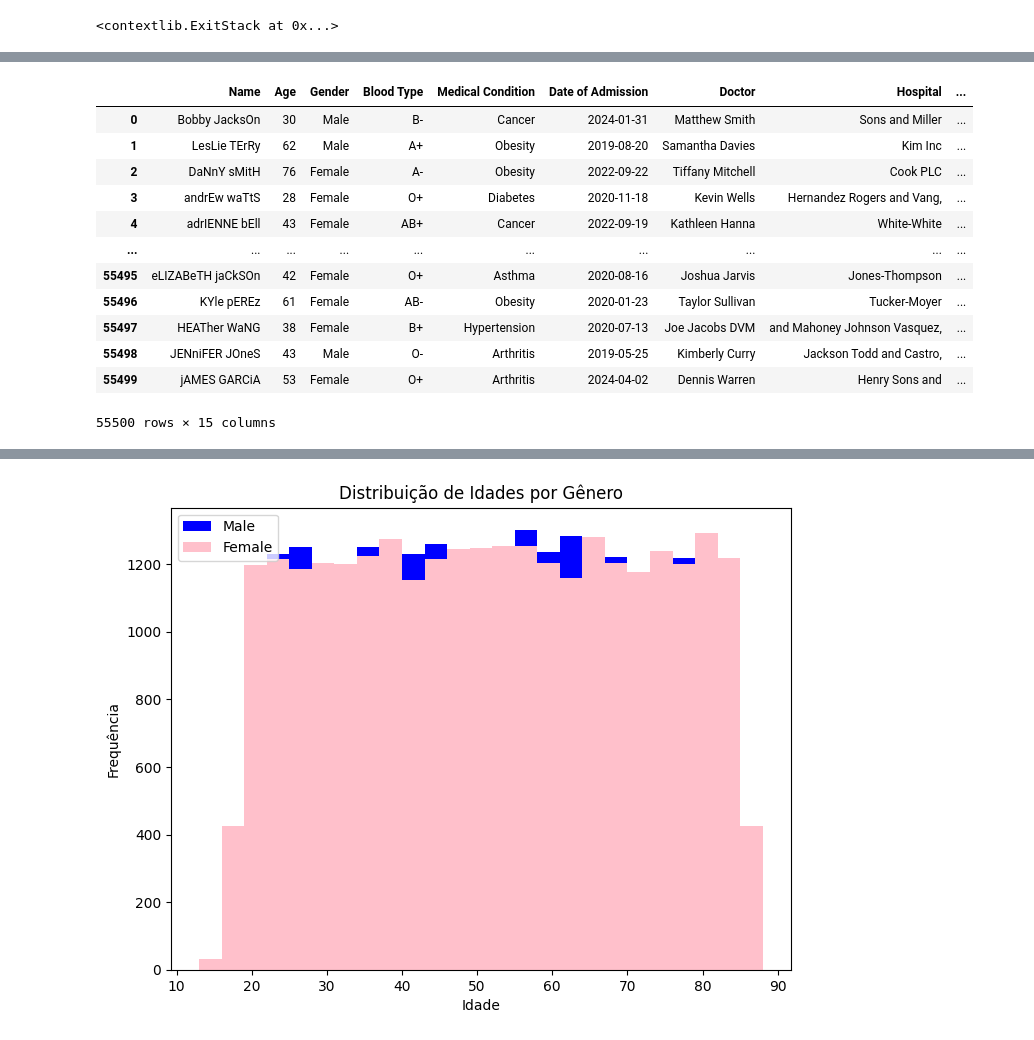
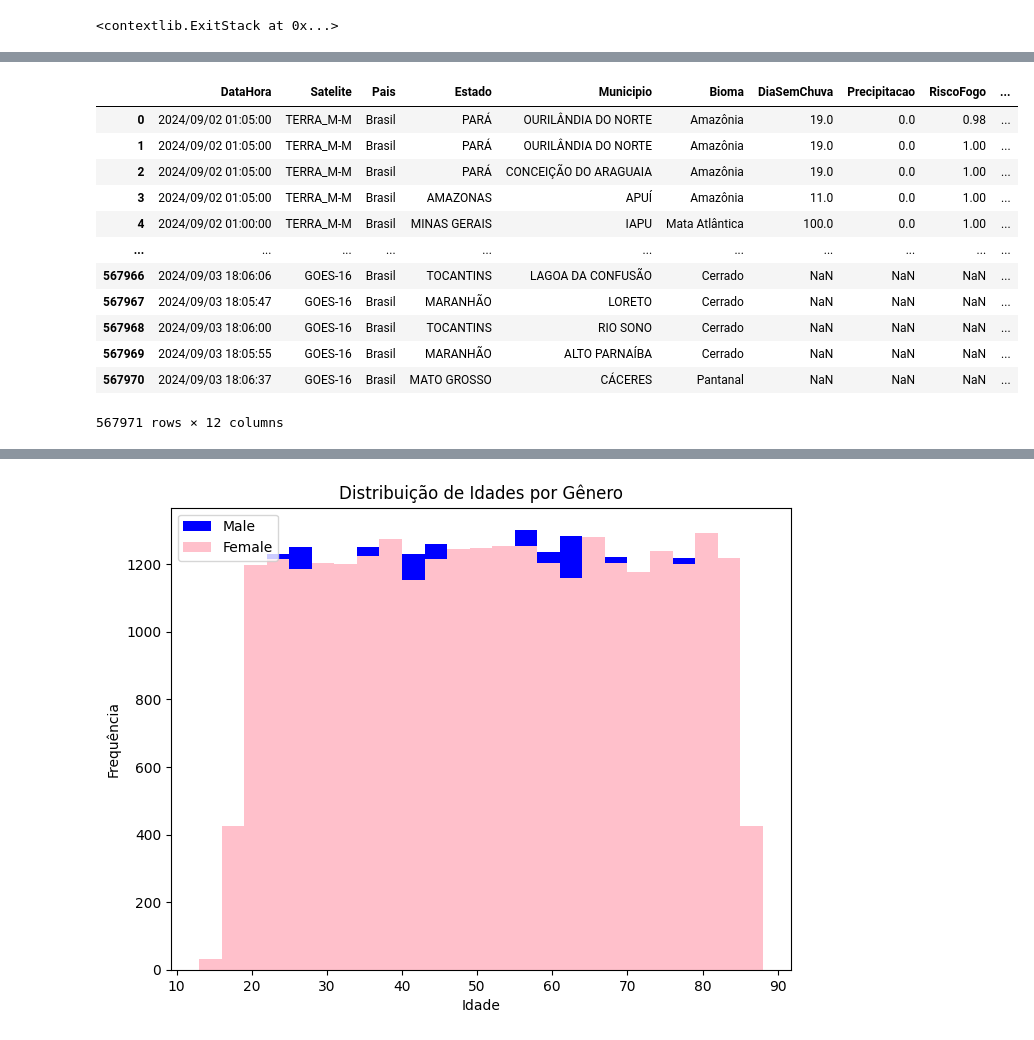
Before and after one commit to Myze16/analysis-of-fire-outbreaks, a Jupyter notebook: main.ipynb, the cells around one changed output, grey strips where cells are left out. Drawn from its saved outputs; the diff is of its cells as text; code cells hidden in the pictures.

```diff
--- a/main.ipynb
+++ b/main.ipynb
@@ -27,17 +47,17 @@ Os dados apresentados foram retirados do site https://www.kaggle.com/ e a base p
 # %%
-df = pd.read_csv('./healthcare_prediction_dataset.csv')
+df = pd.read_csv('./queimadas_dataset.csv')
 df
 # %% [output]
-|  | Name | Age | Gender | Blood Type | Medical Condition | Date of Admission | Doctor | Hospital | ... |
-| 0 | Bobby JacksOn | 30 | Male | B- | Cancer | 2024-01-31 | Matthew Smith | Sons and Miller | ... |
-| 1 | LesLie TErRy | 62 | Male | A+ | Obesity | 2019-08-20 | Samantha Davies | Kim Inc | ... |
-| 2 | DaNnY sMitH | 76 | Female | A- | Obesity | 2022-09-22 | Tiffany Mitchell | Cook PLC | ... |
-| 3 | andrEw waTtS | 28 | Female | O+ | Diabetes | 2020-11-18 | Kevin Wells | Hernandez Rogers and Vang, | ... |
-| 4 | adrIENNE bEll | 43 | Female | AB+ | Cancer | 2022-09-19 | Kathleen Hanna | White-White | ... |
-| ... | ... | ... | ... | ... | ... | ... | ... | ... | ... |
-| 55495 | eLIZABeTH jaCkSOn | 42 | Female | O+ | Asthma | 2020-08-16 | Joshua Jarvis | Jones-Thompson | ... |
-| 55496 | KYle pEREz | 61 | Female | AB- | Obesity | 2020-01-23 | Taylor Sullivan | Tucker-Moyer | ... |
-| 55497 | HEATher WaNG | 38 | Female | B+ | Hypertension | 2020-07-13 | Joe Jacobs DVM | and Mahoney Johnson Vasquez, | ... |
-| 55498 | JENniFER JOneS | 43 | Male | O- | Arthritis | 2019-05-25 | Kimberly Curry | Jackson Todd and Castro, | ... |
-| 55499 | jAMES GARCiA | 53 | Female | O+ | Arthritis | 2024-04-02 | Dennis Warren | Henry Sons and | ... |
+|  | DataHora | Satelite | Pais | Estado | Municipio | Bioma | DiaSemChuva | Precipitacao | RiscoFogo | ... |
+| 0 | 2024/09/02 01:05:00 | TERRA_M-M | Brasil | PARÁ | OURILÂNDIA DO NORTE | Amazônia | 19.0 | 0.0 | 0.98 | ... |
+| 1 | 2024/09/02 01:05:00 | TERRA_M-M | Brasil | PARÁ | OURILÂNDIA DO NORTE | Amazônia | 19.0 | 0.0 | 1.00 | ... |
+| 2 | 2024/09/02 01:05:00 | TERRA_M-M | Brasil | PARÁ | CONCEIÇÃO DO ARAGUAIA | Amazônia | 19.0 | 0.0 | 1.00 | ... |
+| 3 | 2024/09/02 01:05:00 | TERRA_M-M | Brasil | AMAZONAS | APUÍ | Amazônia | 11.0 | 0.0 | 1.00 | ... |
+| 4 | 2024/09/02 01:00:00 | TERRA_M-M | Brasil | MINAS GERAIS | IAPU | Mata Atlântica | 100.0 | 0.0 | 1.00 | ... |
+| ... | ... | ... | ... | ... | ... | ... | ... | ... | ... | ... |
+| 567966 | 2024/09/03 18:06:06 | GOES-16 | Brasil | TOCANTINS | LAGOA DA CONFUSÃO | Cerrado | NaN | NaN | NaN | ... |
+| 567967 | 2024/09/03 18:05:47 | GOES-16 | Brasil | MARANHÃO | LORETO | Cerrado | NaN | NaN | NaN | ... |
+| 567968 | 2024/09/03 18:06:00 | GOES-16 | Brasil | TOCANTINS | RIO SONO | Cerrado | NaN | NaN | NaN | ... |
+| 567969 | 2024/09/03 18:05:55 | GOES-16 | Brasil | MARANHÃO | ALTO PARNAÍBA | Cerrado | NaN | NaN | NaN | ... |
+| 567970 | 2024/09/03 18:06:37 | GOES-16 | Brasil | MATO GROSSO | CÁCERES | Pantanal | NaN | NaN | NaN | ... |
-55500 rows × 15 columns
+567971 rows × 12 columns
```
Also changed, not shown: parts of 5 cells of this notebook, 2 other files.
